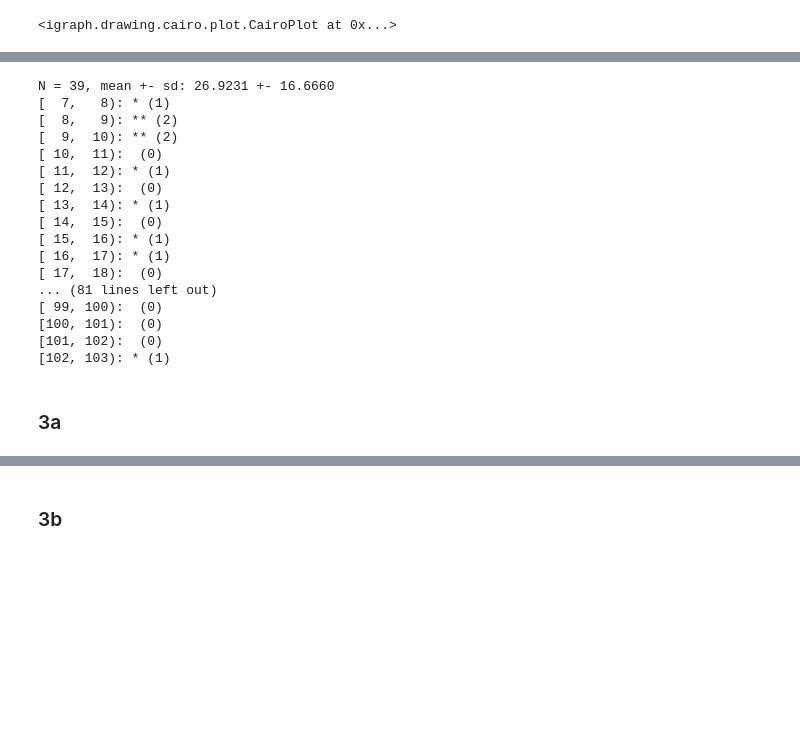
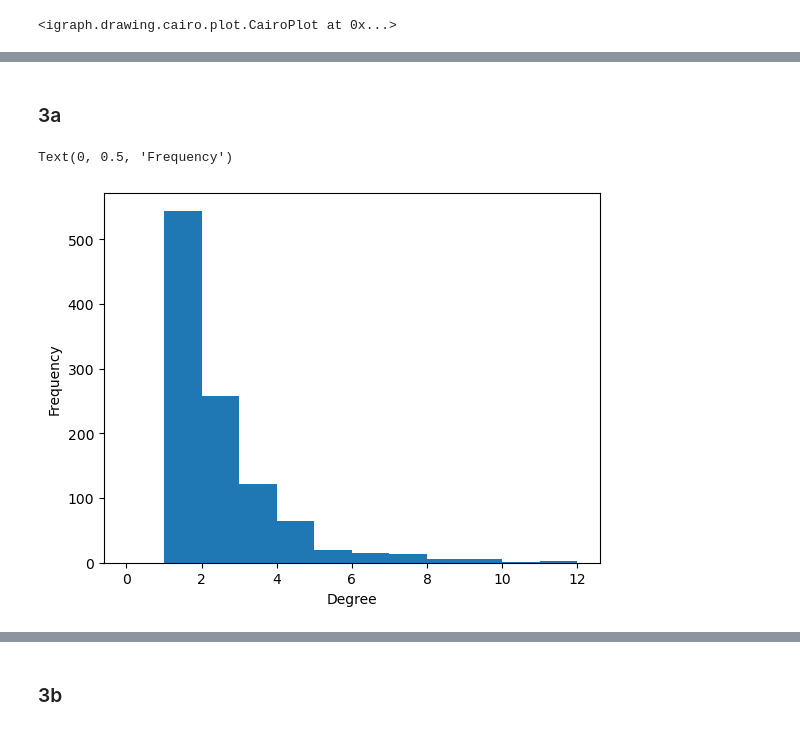
Before and after one commit to hershey890/ece232e, a Jupyter notebook: project_1.ipynb, the cells around one changed output, grey strips where cells are left out. Cells and saved outputs as stored; diff of their text form; code cells hidden in the pictures; blank space fills up the shorter version.

```diff
--- a/project_1.ipynb
+++ b/project_1.ipynb
@@ -392,22 +388,19 @@ print(list(hist.bins()))
-# %%
-print(hist)
-# %% [output]
-N = 39, mean +- sd: 26.9231 +- 16.6660
-[  7,   8): * (1)
-[  8,   9): ** (2)
-[  9,  10): ** (2)
-[ 10,  11):  (0)
-[ 11,  12): * (1)
-[ 12,  13):  (0)
-[ 13,  14): * (1)
-[ 14,  15):  (0)
-[ 15,  16): * (1)
-[ 16,  17): * (1)
-[ 17,  18):  (0)
-... (81 lines left out)
-[ 99, 100):  (0)
-[100, 101):  (0)
-[101, 102):  (0)
-[102, 103): * (1)
 # %% [markdown]
 ### 3a
+# %%
+alpha = 1
+beta = -1
+a = 1
+c = 1
+d = 1
+b = 0
+g = rigraph.aging_barabasi_game(1050, m=1, directed=False, pa_exp=alpha, aging_exp=beta, zero_deg_appeal=a, zero_age_appeal=b, deg_coef=c, age_coef=d)
+g = rgraph_2_pygraph(g)
+# %%
+bins = np.arange(max([v.degree() for v in g.vs])+1)
+n = plt.hist([v.degree() for v in g.vs], bins=bins)[0]
+plt.xlabel('Degree')
+plt.ylabel('Frequency')
+# %% [output]
+Text(0, 0.5, 'Frequency')
+[figure, added]
```
Also changed, not shown: parts of 11 cells of this notebook.
